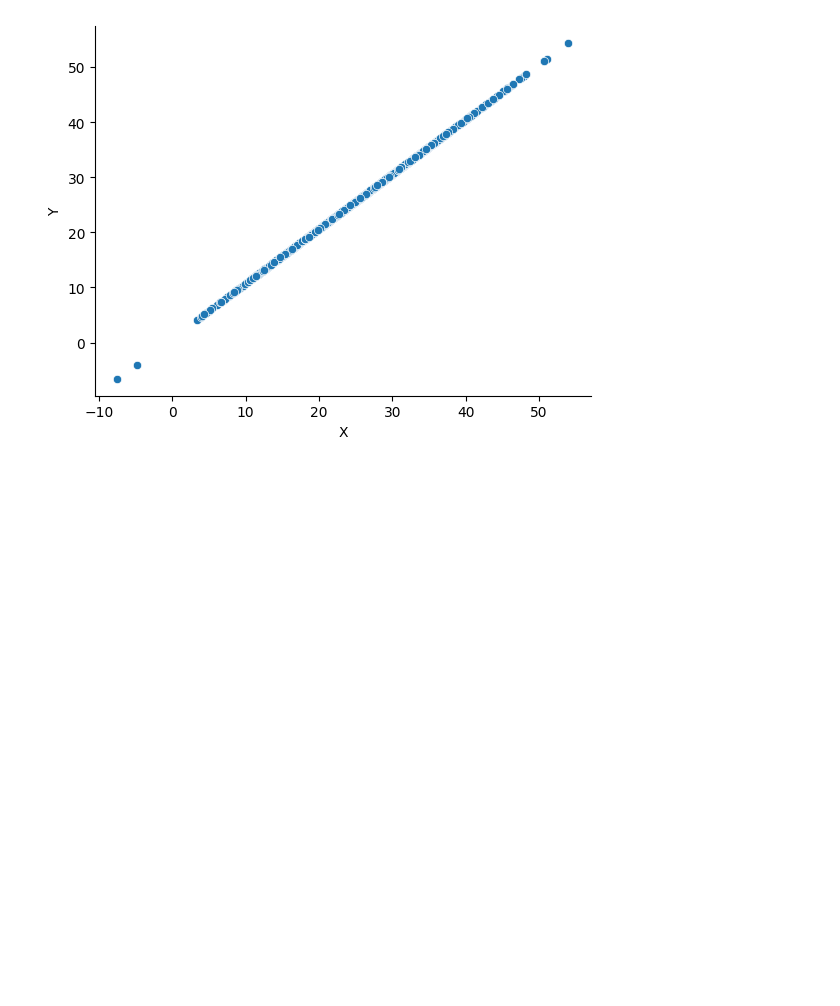
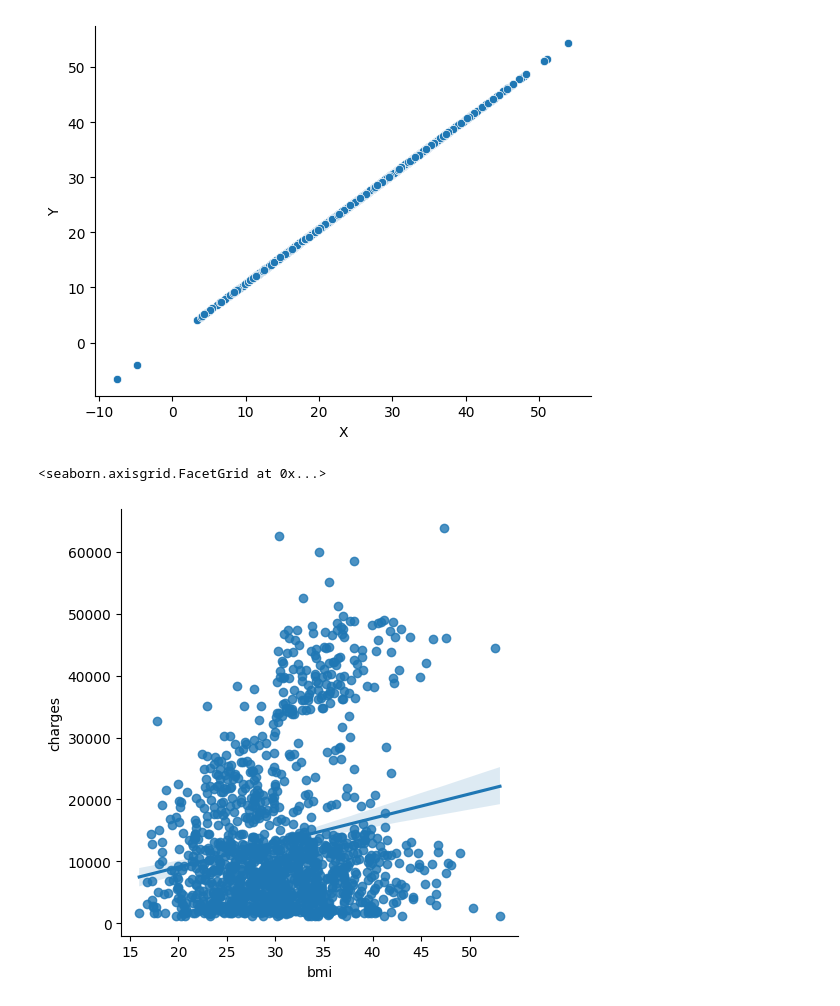
Before and after one commit to erikasstasytis/Python, a Jupyter notebook: 02_18.ipynb, the cells around one changed output. Saved outputs shown, nothing was run; the diff lists cells and outputs as text; code cells hidden in the pictures; blank space fills up the shorter version.

```diff
--- a/02_18.ipynb
+++ b/02_18.ipynb
@@ -75,3 +75,8 @@ sns.scatterplot(df, x="X", y="Y")
 sns.despine()
 # %% [output]
 [figure]
+# %%
+sns.lmplot(insurance, x="bmi", y="charges")
+# %% [output]
+<seaborn.axisgrid.FacetGrid at 0x...>
+[figure, added]
```
Also changed, not shown: parts of 3 cells of this notebook, 4 other files.
